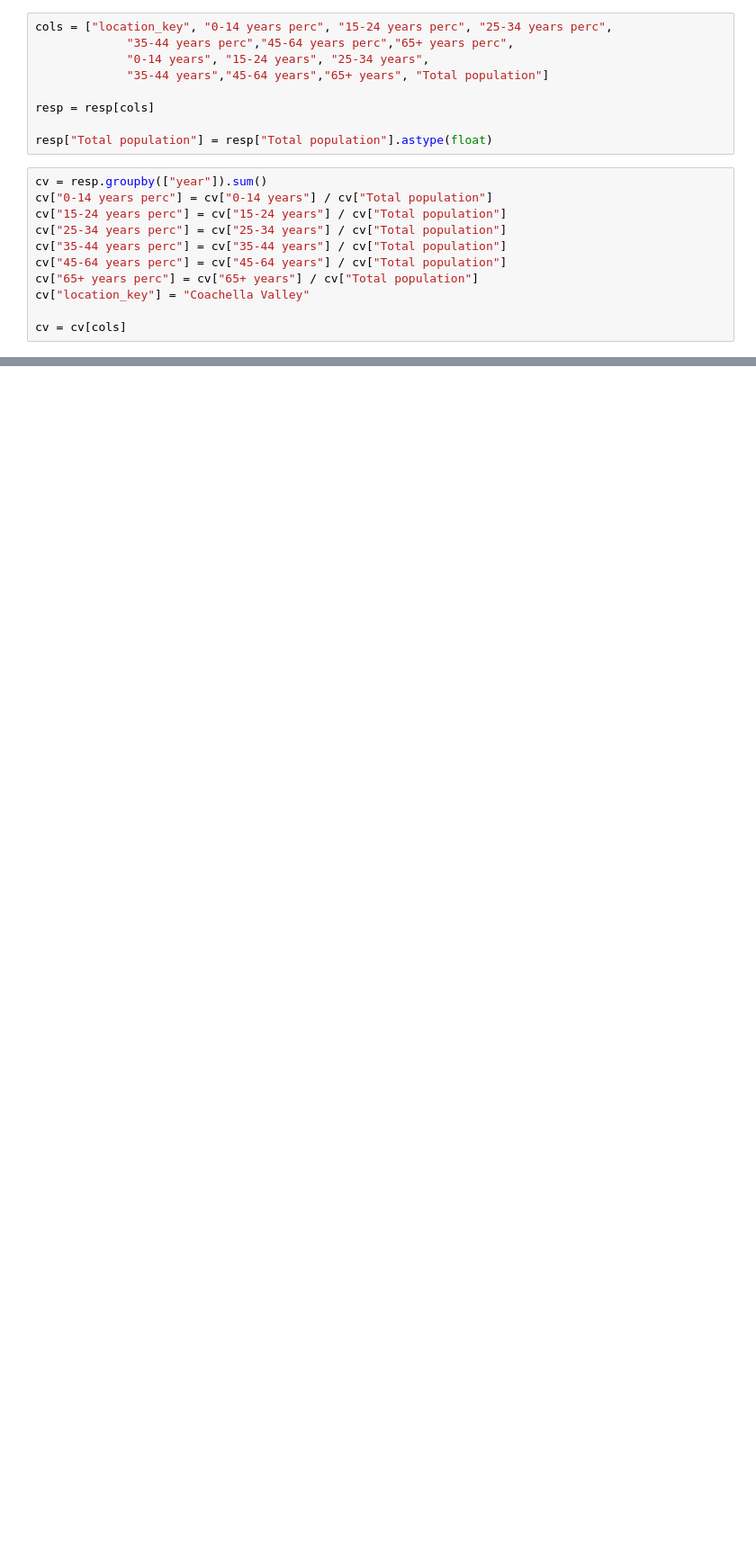
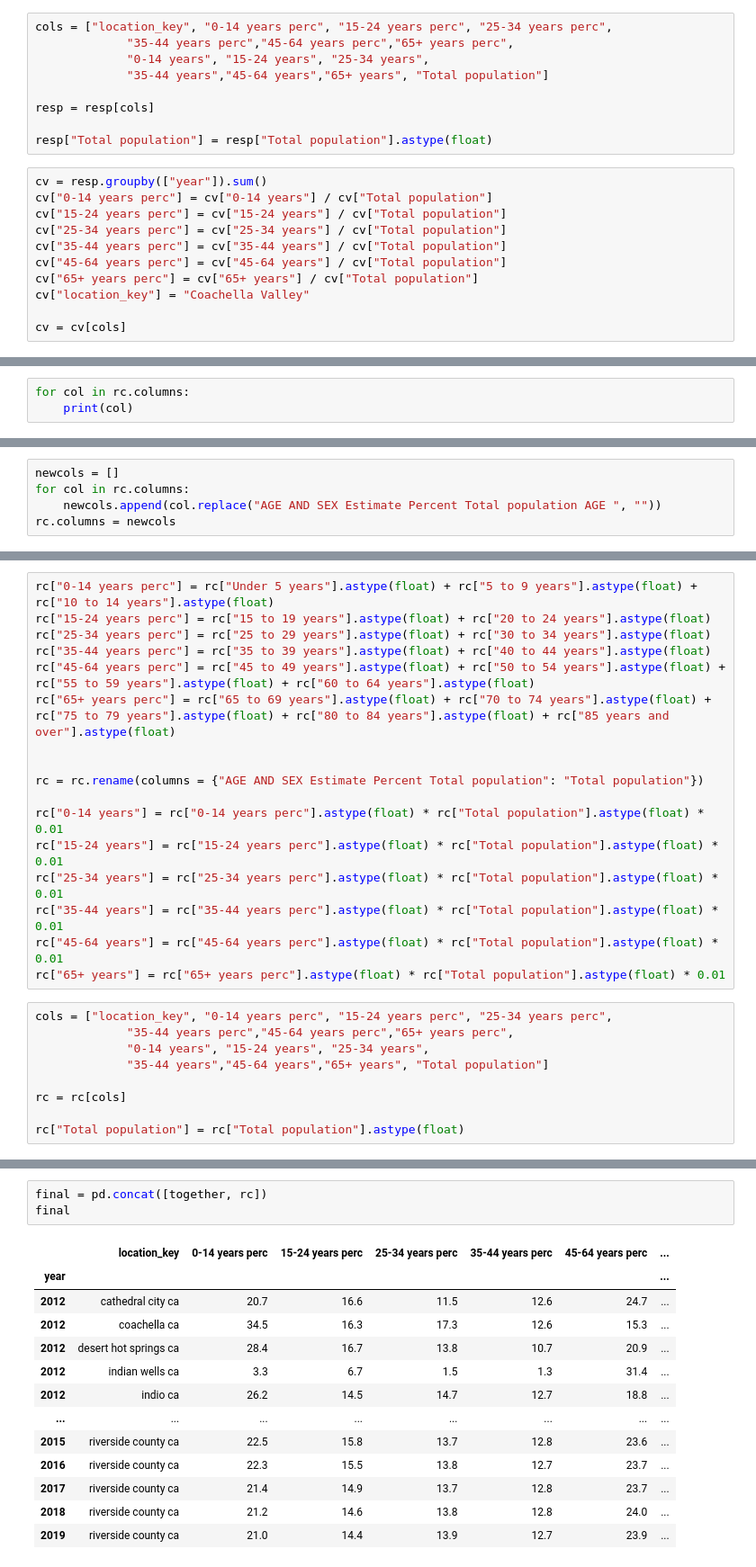
Before and after one commit to sophiahuangg/data-automation, a Jupyter notebook: ACS Age Distribution.ipynb, the cells around one changed output, grey strips where cells are left out. Shown at 90% size. Cells and saved outputs as stored; diff of their text form; blank space fills up the shorter version.

```diff
--- a/ACS Age Distribution.ipynb
+++ b/ACS Age Distribution.ipynb
@@ -116,0 +177,3 @@ Name: Total population, Length: 72, dtype: object
+# %%
+for col in rc.columns:
+    print(col)
@@ -116,0 +201,5 @@ Name: Total population, Length: 72, dtype: object
+# %%
+newcols = []
+for col in rc.columns:
+    newcols.append(col.replace("AGE AND SEX Estimate Percent Total population AGE ", ""))
+rc.columns = newcols
@@ -116,0 +219,26 @@ Name: Total population, Length: 72, dtype: object
+# %%
+rc["0-14 years perc"] = rc["Under 5 years"].astype(float) + rc["5 to 9 years"].astype(float) + rc["10 to 14 years"].astype(float)
+rc["15-24 years perc"] = rc["15 to 19 years"].astype(float) + rc["20 to 24 years"].astype(float)
+rc["25-34 years perc"] = rc["25 to 29 years"].astype(float) + rc["30 to 34 years"].astype(float)
+rc["35-44 years perc"] = rc["35 to 39 years"].astype(float) + rc["40 to 44 years"].astype(float)
+rc["45-64 years perc"] = rc["45 to 49 years"].astype(float) + rc["50 to 54 years"].astype(float) + rc["55 to 59 years"].astype(float) + rc["60 to 64 years"].astype(float)
+rc["65+ years perc"] = rc["65 to 69 years"].astype(float) + rc["70 to 74 years"].astype(float) + rc["75 to 79 years"].astype(float) + rc["80 to 84 years"].astype(float) + rc["85 years and over"].astype(float)
+
+
+rc = rc.rename(columns = {"AGE AND SEX Estimate Percent Total population": "Total population"})
+
+rc["0-14 years"] = rc["0-14 years perc"].astype(float) * rc["Total population"].astype(float) * 0.01
+rc["15-24 years"] = rc["15-24 years perc"].astype(float) * rc["Total population"].astype(float) * 0.01
+rc["25-34 years"] = rc["25-34 years perc"].astype(float) * rc["Total population"].astype(float) * 0.01
+rc["35-44 years"] = rc["35-44 years perc"].astype(float) * rc["Total population"].astype(float) * 0.01
+rc["45-64 years"] = rc["45-64 years perc"].astype(float) * rc["Total population"].astype(float) * 0.01
+rc["65+ years"] = rc["65+ years perc"].astype(float) * rc["Total population"].astype(float) * 0.01
+# %%
+cols = ["location_key", "0-14 years perc", "15-24 years perc", "25-34 years perc",
+             "35-44 years perc","45-64 years perc","65+ years perc",
+             "0-14 years", "15-24 years", "25-34 years",
+             "35-44 years","45-64 years","65+ years", "Total population"]
+
+rc = rc[cols]
+
+rc["Total population"] = rc["Total population"].astype(float)
@@ -116,0 +258,17 @@ Name: Total population, Length: 72, dtype: object
+# %%
+final = pd.concat([together, rc])
+final
+# %% [output]
+|  | location_key | 0-14 years perc | 15-24 years perc | 25-34 years perc | 35-44 years perc | 45-64 years perc | ... |
+| year |  |  |  |  |  |  | ... |
+| 2012 | cathedral city ca | 20.7 | 16.6 | 11.5 | 12.6 | 24.7 | ... |
+| 2012 | coachella ca | 34.5 | 16.3 | 17.3 | 12.6 | 15.3 | ... |
+| 2012 | desert hot springs ca | 28.4 | 16.7 | 13.8 | 10.7 | 20.9 | ... |
+| 2012 | indian wells ca | 3.3 | 6.7 | 1.5 | 1.3 | 31.4 | ... |
+| 2012 | indio ca | 26.2 | 14.5 | 14.7 | 12.7 | 18.8 | ... |
+| ... | ... | ... | ... | ... | ... | ... | ... |
+| 2015 | riverside county ca | 22.5 | 15.8 | 13.7 | 12.8 | 23.6 | ... |
+| 2016 | riverside county ca | 22.3 | 15.5 | 13.8 | 12.7 | 23.7 | ... |
+| 2017 | riverside county ca | 21.4 | 14.9 | 13.7 | 12.8 | 23.7 | ... |
+| 2018 | riverside county ca | 21.2 | 14.6 | 13.8 | 12.8 | 24.0 | ... |
+| 2019 | riverside county ca | 21.0 | 14.4 | 13.9 | 12.7 | 23.9 | ... |
```
Also changed, not shown: parts of 20 cells of this notebook, 2 other files.
